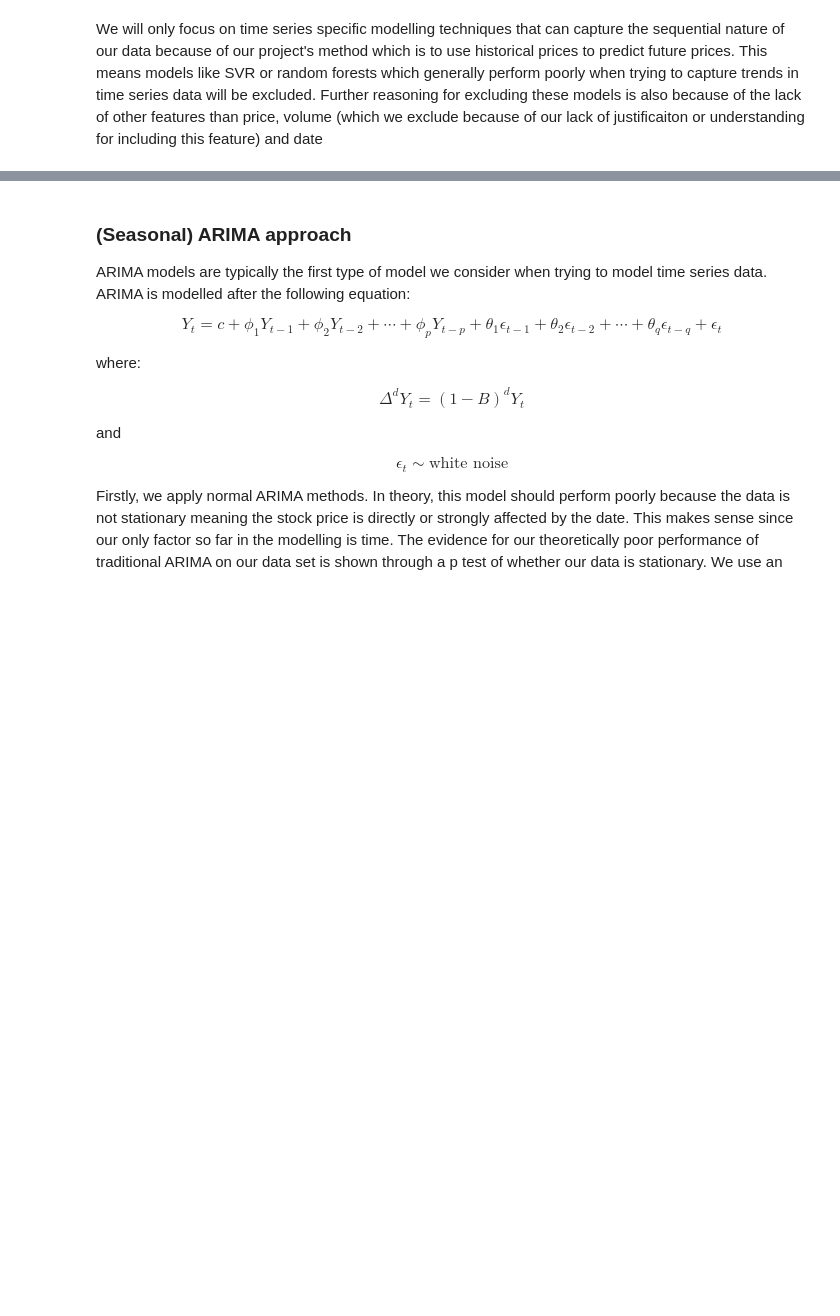
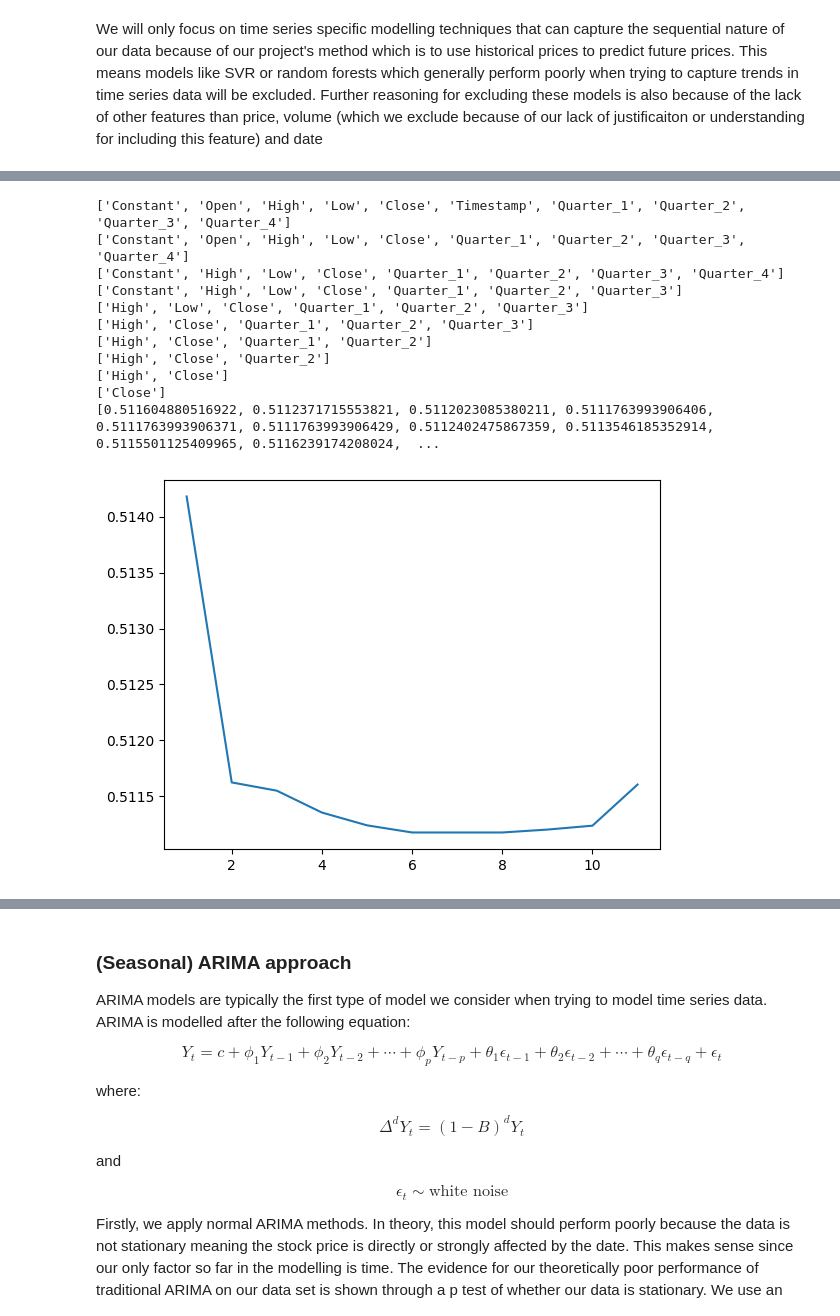
Before and after one commit to AdamChoong0095/NUS-Stock-Data, a Jupyter notebook: Stock_price_prediction.ipynb, the cells around one changed output, grey strips where cells are left out. Saved outputs shown, nothing was run; the diff lists cells and outputs as text; code cells hidden in the pictures; blank space fills up the shorter version.

```diff
--- a/Stock_price_prediction.ipynb
+++ b/Stock_price_prediction.ipynb
@@ -153,0 +368,58 @@ We will only focus on time series specific modelling techniques that can capture
+# %%
+log = False
+if log:
+    X_labels = ['Constant', 'logOpen', 'logHigh', 'logLow', 'logClose', 'Volume', 'Timestamp', 'Quarter_1', 'Quarter_2', 'Quarter_3', 'Quarter_4']
+    y = sp500[:train_train_size]['nextlogOpen']
+else:
+    X_labels = ['Constant', 'Open', 'High', 'Low', 'Close', 'Volume', 'Timestamp', 'Quarter_1', 'Quarter_2', 'Quarter_3', 'Quarter_4']
+    y = sp500[:train_train_size]['nextOpen']
+
+loss = []
+
+def lossfunc(labels):
+    regr = linear_model.LinearRegression()
+    X = sp500[:train_train_size][labels]
+    regr.fit(X, y)
+
+
+    predicted = regr.predict(sp500[labels])
+    if log:
+        abserror = abs(np.exp(predicted)-sp500['nextOpen'])
+    else:
+        abserror = abs(predicted-sp500['nextOpen'])
+    return abserror[train_train_size:train_size].mean()
+
+goals = []
+
+for i in range(len(X_labels)-1):
+
+    goal = lossfunc(X_labels)
+    goals.append(goal)
+    tests = []
+    for j in range(len(X_labels)):
+        newlabels = [x for x in X_labels if x != X_labels[j]]
+        loss = lossfunc(newlabels)
+        tests.append(loss)
+
+    argmin = min(enumerate(tests), key=lambda x: x[1])[0]
+    del X_labels[argmin]
+    print(X_labels)
+
+goals.append(lossfunc(X_labels))
+print(goals)
+
+plt.plot(list(range(len(goals),0,-1)), goals)  # Plot the chart
+plt.show()  # display
+# %% [output]
+['Constant', 'Open', 'High', 'Low', 'Close', 'Timestamp', 'Quarter_1', 'Quarter_2', 'Quarter_3', 'Quarter_4']
+['Constant', 'Open', 'High', 'Low', 'Close', 'Quarter_1', 'Quarter_2', 'Quarter_3', 'Quarter_4']
+['Constant', 'High', 'Low', 'Close', 'Quarter_1', 'Quarter_2', 'Quarter_3', 'Quarter_4']
+['Constant', 'High', 'Low', 'Close', 'Quarter_1', 'Quarter_2', 'Quarter_3']
+['High', 'Low', 'Close', 'Quarter_1', 'Quarter_2', 'Quarter_3']
+['High', 'Close', 'Quarter_1', 'Quarter_2', 'Quarter_3']
+['High', 'Close', 'Quarter_1', 'Quarter_2']
+['High', 'Close', 'Quarter_2']
+['High', 'Close']
+['Close']
+[0.511604880516922, 0.5112371715553821, 0.5112023085380211, 0.5111763993906406, 0.5111763993906371, 0.5111763993906429, 0.5112402475867359, 0.5113546185352914, 0.5115501125409965, 0.5116239174208024,  ...
+[figure, added]
```
Also changed, not shown: parts of 13 cells of this notebook, 2 other files.
